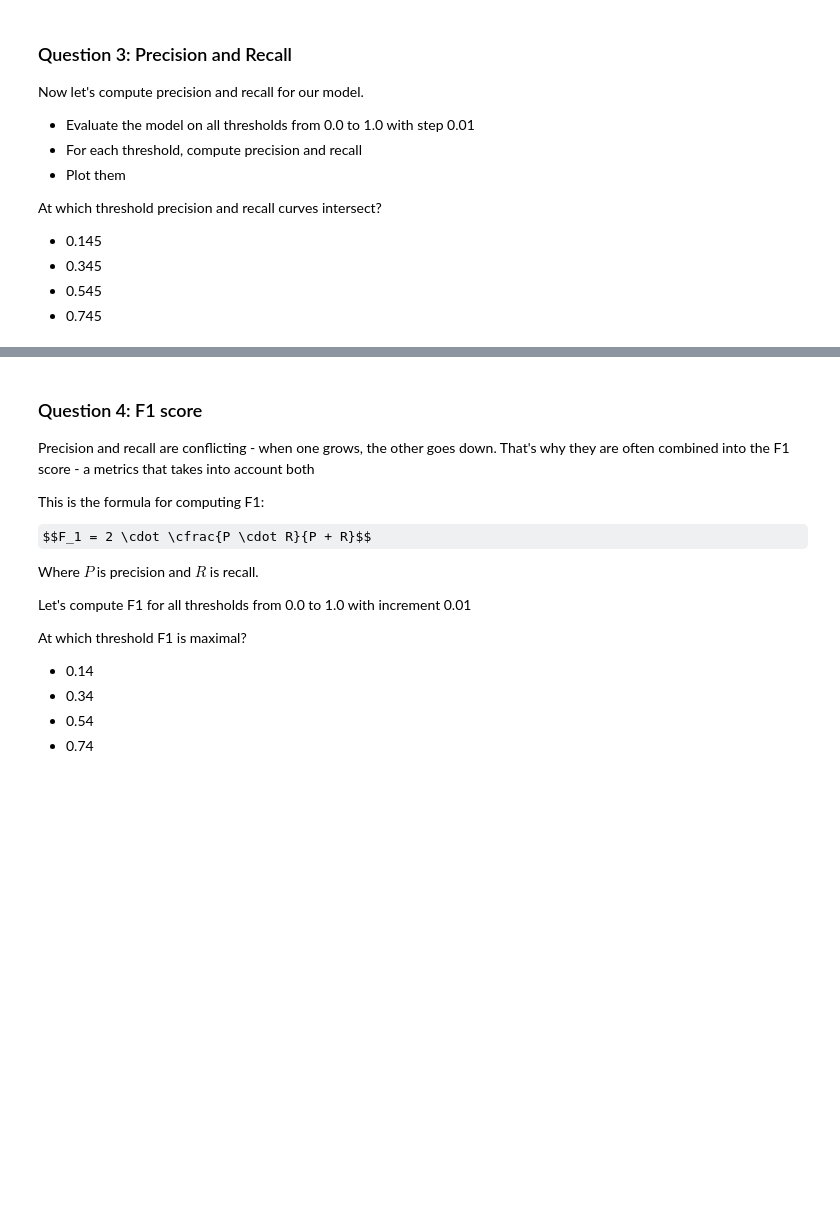
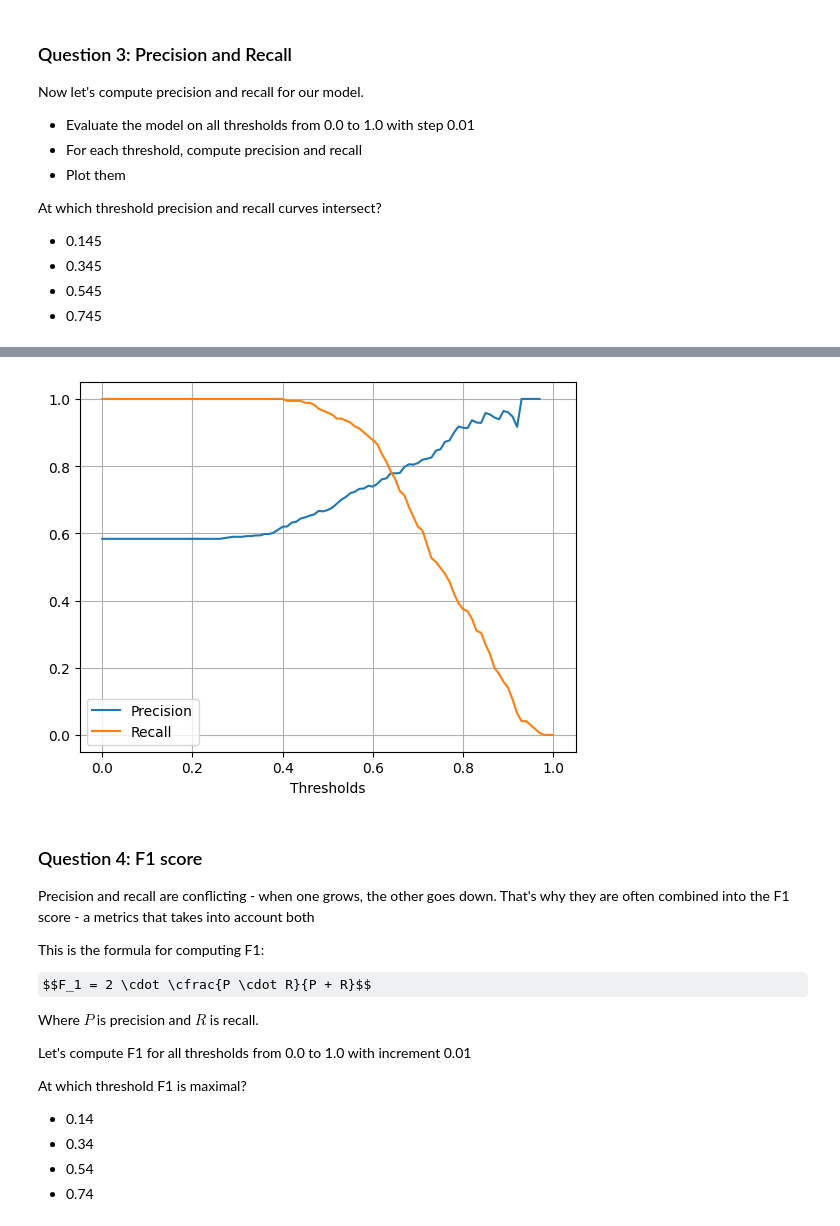
Before and after one commit to MarcioConstancio/ML_Zoomcamp_2025, a Jupyter notebook: Module04/HW04.ipynb, the cells around one changed output, grey strips where cells are left out. Saved outputs shown, nothing was run; the diff lists cells and outputs as text; code cells hidden in the pictures; some formulas as TeX source; blank space fills up the shorter version.

```diff
--- a/Module04/HW04.ipynb
+++ b/Module04/HW04.ipynb
@@ -58,3 +149,17 @@ What's the AUC of this model on the validation dataset? (round to 3 digits)
 - 0.52
 - 0.72
 - 0.92
+# %%
+dv = DictVectorizer(sparse=False)
+
+train_dict = df_train.to_dict(orient='records')
+X_train = dv.fit_transform(train_dict)
+
+val_dicts = df_val.to_dict(orient='records')
+X_val = dv.transform(val_dicts)
+# %%
+model = LogisticRegression(solver='liblinear', C=1.0, max_iter=1000)
+
+model.fit(X_train,y_train)
+
+y_pred = model.predict(X_val)
@@ -73,3 +183,26 @@ At which threshold precision and recall curves intersect?
 * 0.345
 * 0.545
 * 0.745
+# %%
+df_scores = []
+
+y_pred = model.predict_proba(X_val)[:, 1]
+
+for t in np.linspace(0,1,101):
+    actual_positive = (y_val == 1)
+    actual_negative = (y_val == 0)
+    predict_positive = (y_pred >= t)
+    predict_negative = (y_pred < t)
+
+    tp = (predict_positive & actual_positive).sum()
+    tn = (predict_negative & actual_negative).sum()
+
+    fp = (predict_positive & actual_negative).sum()
+    fn = (predict_negative & actual_positive).sum()
+
+    p = tp / (tp + fp)
+    r = tp / (tp + fn)
+    df_scores.append([t,p,r])
+
+df_scores = pd.DataFrame(df_scores, columns=['Thresholds','Precision','Recall'])
+df_scores
@@ -76,3 +223,12 @@ At which threshold precision and recall curves intersect?
+# %%
+sns.lineplot(data=df_scores, x = 'Thresholds', y = 'Precision', label = 'Precision')
+sns.lineplot(data=df_scores, x = 'Thresholds', y = 'Recall', label = 'Recall')
+plt.ylabel("")
+plt.legend()
+plt.grid(True)
+plt.show()
+# %% [output]
+[figure, added]
 # %% [markdown]
 ### Question 4: F1 score
 
```
Also changed, not shown: parts of 13 cells of this notebook.
